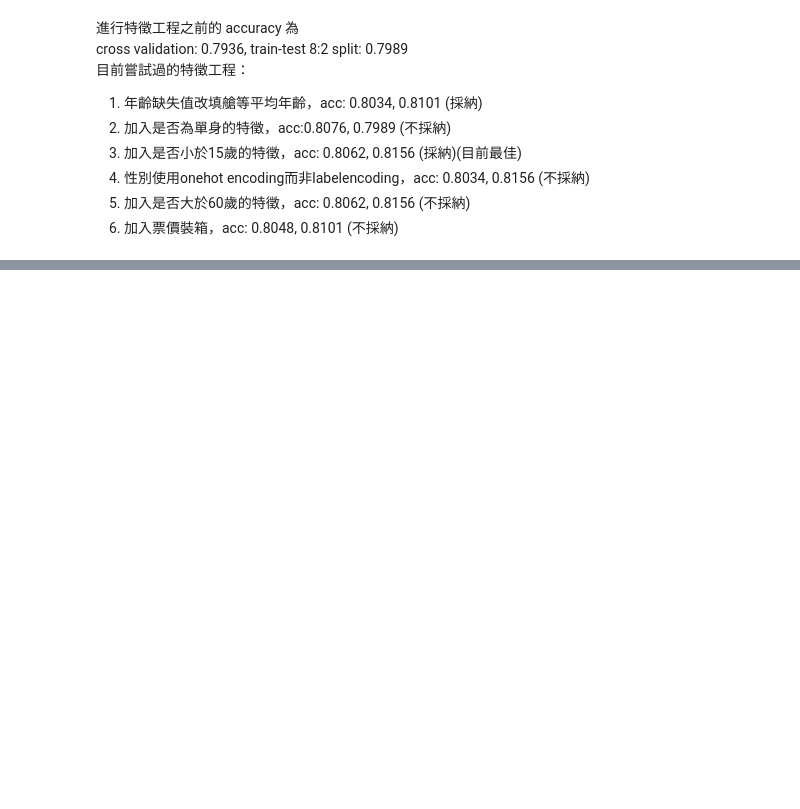
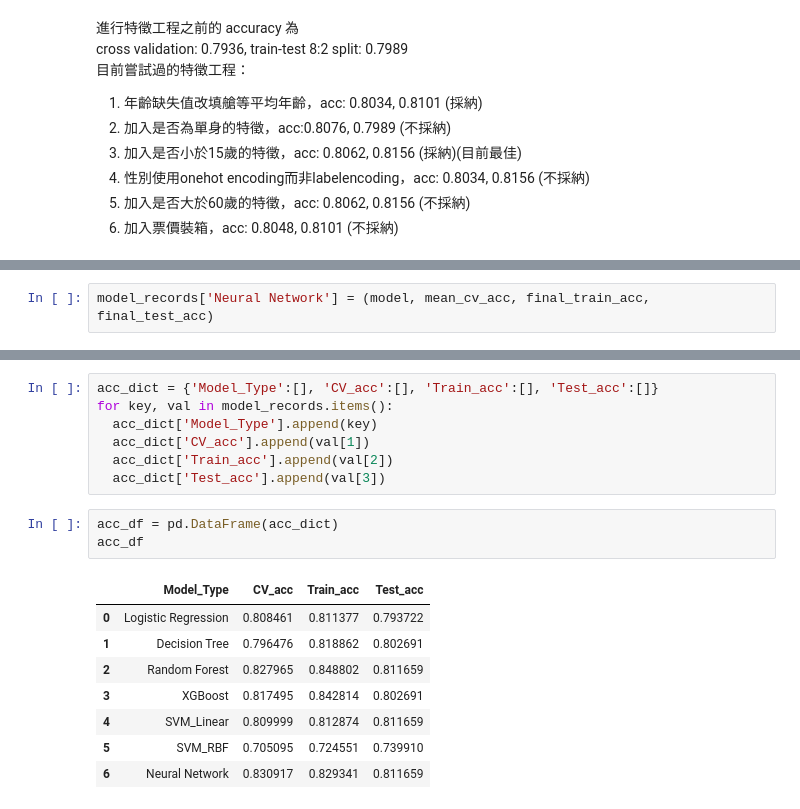
Before and after one commit to skyjadel/chang-s_titanic, a Jupyter notebook: Titanic_Task3.ipynb, the cells around one changed output, grey strips where cells are left out. Cells and saved outputs as stored; diff of their text form; blank space fills up the shorter version.

```diff
--- a/Titanic_Task3.ipynb
+++ b/Titanic_Task3.ipynb
@@ -233,0 +552,2 @@ cross validation: 0.7936, train-test 8:2 split: 0.7989
+# %%
+model_records['Neural Network'] = (model, mean_cv_acc, final_train_acc, final_test_acc)
@@ -233,0 +556,19 @@ cross validation: 0.7936, train-test 8:2 split: 0.7989
+# %%
+acc_dict = {'Model_Type':[], 'CV_acc':[], 'Train_acc':[], 'Test_acc':[]}
+for key, val in model_records.items():
+  acc_dict['Model_Type'].append(key)
+  acc_dict['CV_acc'].append(val[1])
+  acc_dict['Train_acc'].append(val[2])
+  acc_dict['Test_acc'].append(val[3])
+# %%
+acc_df = pd.DataFrame(acc_dict)
+acc_df
+# %% [output]
+|  | Model_Type | CV_acc | Train_acc | Test_acc |
+| 0 | Logistic Regression | 0.808461 | 0.811377 | 0.793722 |
+| 1 | Decision Tree | 0.796476 | 0.818862 | 0.802691 |
+| 2 | Random Forest | 0.827965 | 0.848802 | 0.811659 |
+| 3 | XGBoost | 0.817495 | 0.842814 | 0.802691 |
+| 4 | SVM_Linear | 0.809999 | 0.812874 | 0.811659 |
+| 5 | SVM_RBF | 0.705095 | 0.724551 | 0.739910 |
+| 6 | Neural Network | 0.830917 | 0.829341 | 0.811659 |
```
Also changed, not shown: parts of 39 cells of this notebook.
